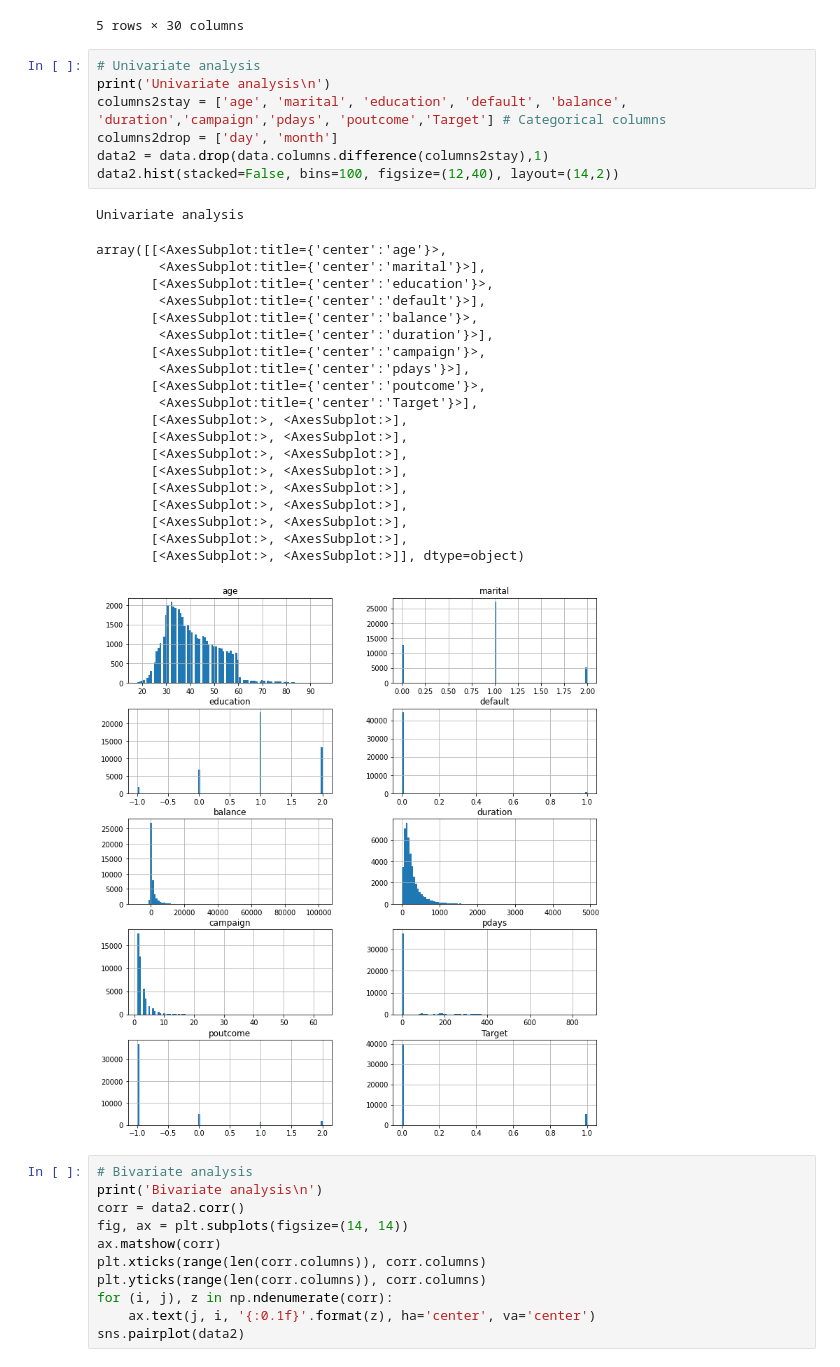
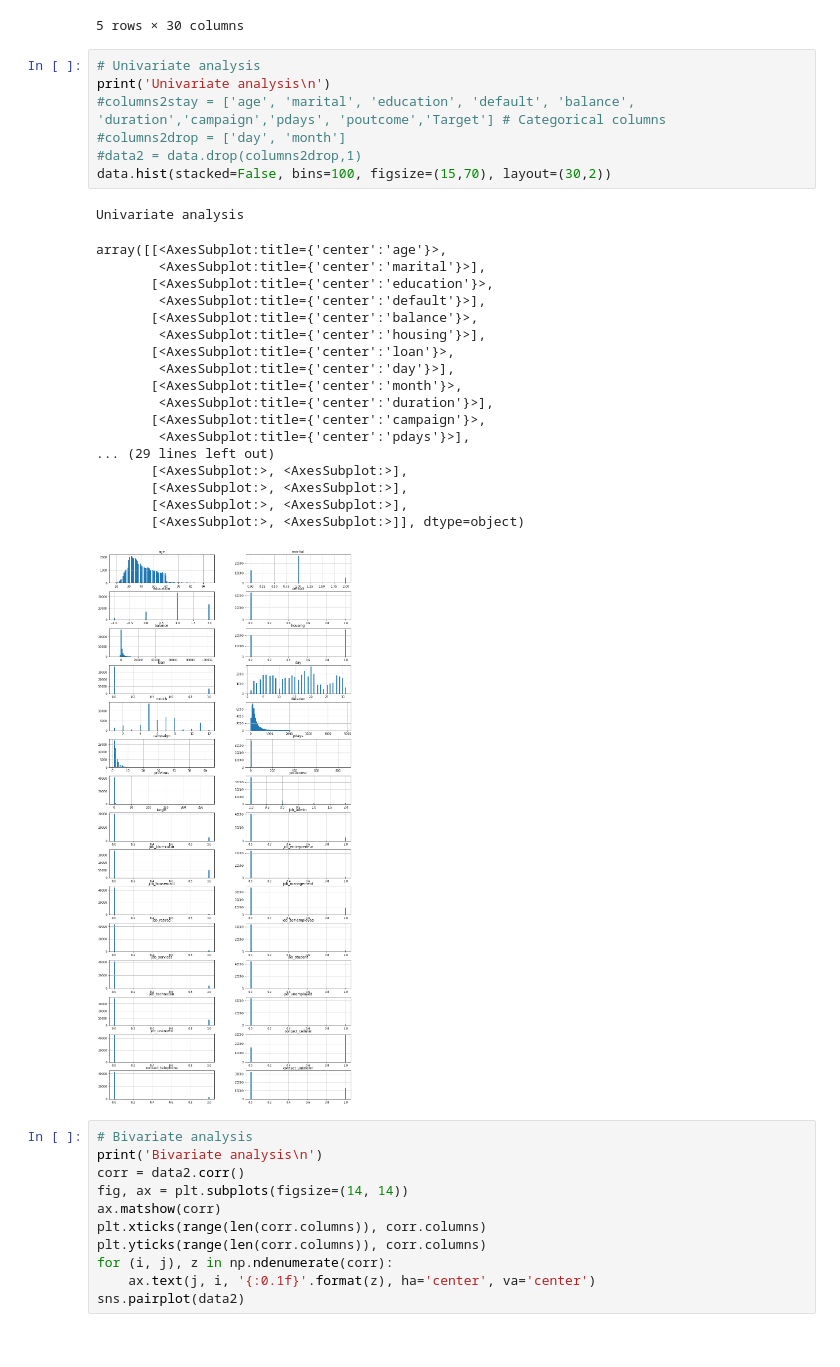
Before and after one commit to sjhamb31/AIML_GreatLearning, a Jupyter notebook: Ensemble_techniques_assignment3_Sjhamb.ipynb, the cells around one changed output. Saved outputs shown, nothing was run; the diff lists cells and outputs as text.

```diff
--- a/Ensemble_techniques_assignment3_Sjhamb.ipynb
+++ b/Ensemble_techniques_assignment3_Sjhamb.ipynb
@@ -141,32 +140,30 @@ memory usage: 5.8 MB
 # %%
 # Univariate analysis
 print('Univariate analysis\n')
-columns2stay = ['age', 'marital', 'education', 'default', 'balance', 'duration','campaign','pdays', 'poutcome','Target'] # Categorical columns
-columns2drop = ['day', 'month']
-data2 = data.drop(data.columns.difference(columns2stay),1)
-data2.hist(stacked=False, bins=100, figsize=(12,40), layout=(14,2))
+#columns2stay = ['age', 'marital', 'education', 'default', 'balance', 'duration','campaign','pdays', 'poutcome','Target'] # Categorical columns
+#columns2drop = ['day', 'month']
+#data2 = data.drop(columns2drop,1)
+data.hist(stacked=False, bins=100, figsize=(15,70), layout=(30,2))
 # %% [output]
 Univariate analysis
 array([[<AxesSubplot:title={'center':'age'}>,
         <AxesSubplot:title={'center':'marital'}>],
        [<AxesSubplot:title={'center':'education'}>,
         <AxesSubplot:title={'center':'default'}>],
        [<AxesSubplot:title={'center':'balance'}>,
+        <AxesSubplot:title={'center':'housing'}>],
+       [<AxesSubplot:title={'center':'loan'}>,
+        <AxesSubplot:title={'center':'day'}>],
+       [<AxesSubplot:title={'center':'month'}>,
         <AxesSubplot:title={'center':'duration'}>],
        [<AxesSubplot:title={'center':'campaign'}>,
         <AxesSubplot:title={'center':'pdays'}>],
-       [<AxesSubplot:title={'center':'poutcome'}>,
-        <AxesSubplot:title={'center':'Target'}>],
-       [<AxesSubplot:>, <AxesSubplot:>],
-       [<AxesSubplot:>, <AxesSubplot:>],
-       [<AxesSubplot:>, <AxesSubplot:>],
-       [<AxesSubplot:>, <AxesSubplot:>],
-       [<AxesSubplot:>, <AxesSubplot:>],
+... (29 lines left out)
        [<AxesSubplot:>, <AxesSubplot:>],
        [<AxesSubplot:>, <AxesSubplot:>],
        [<AxesSubplot:>, <AxesSubplot:>],
        [<AxesSubplot:>, <AxesSubplot:>]], dtype=object)
-[figure, old version]
+[figure, new version]
 # %%
 # Bivariate analysis
 print('Bivariate analysis\n')
```
Also changed, not shown: parts of 11 cells of this notebook.
